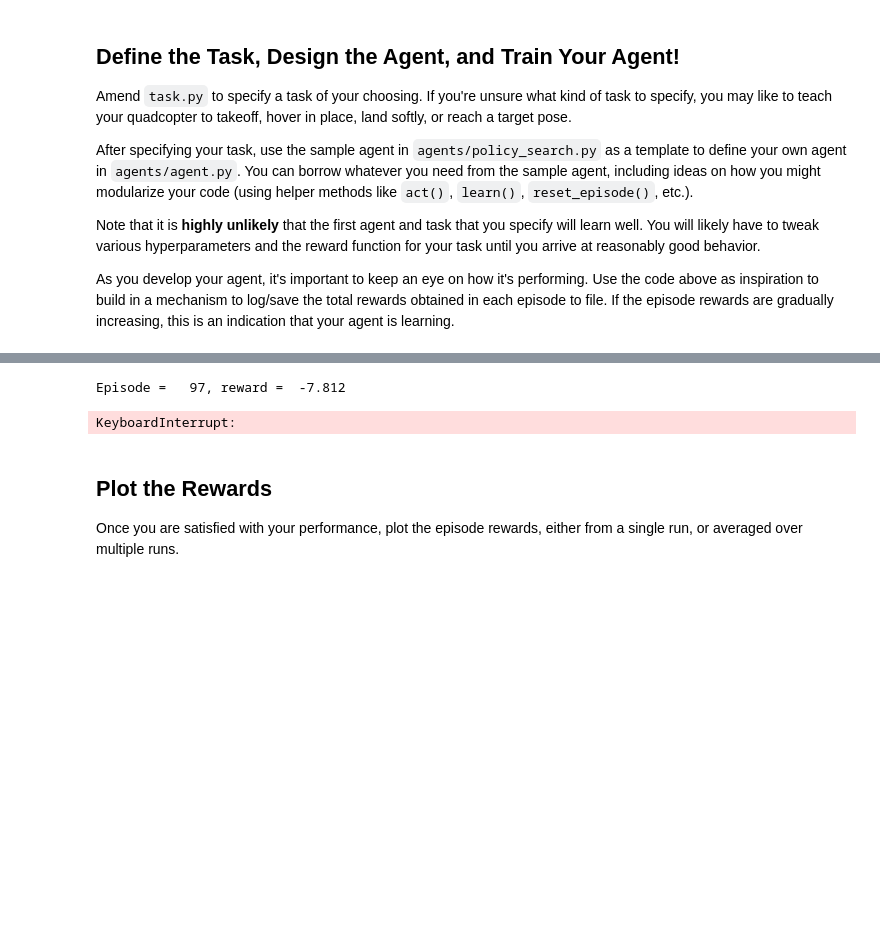
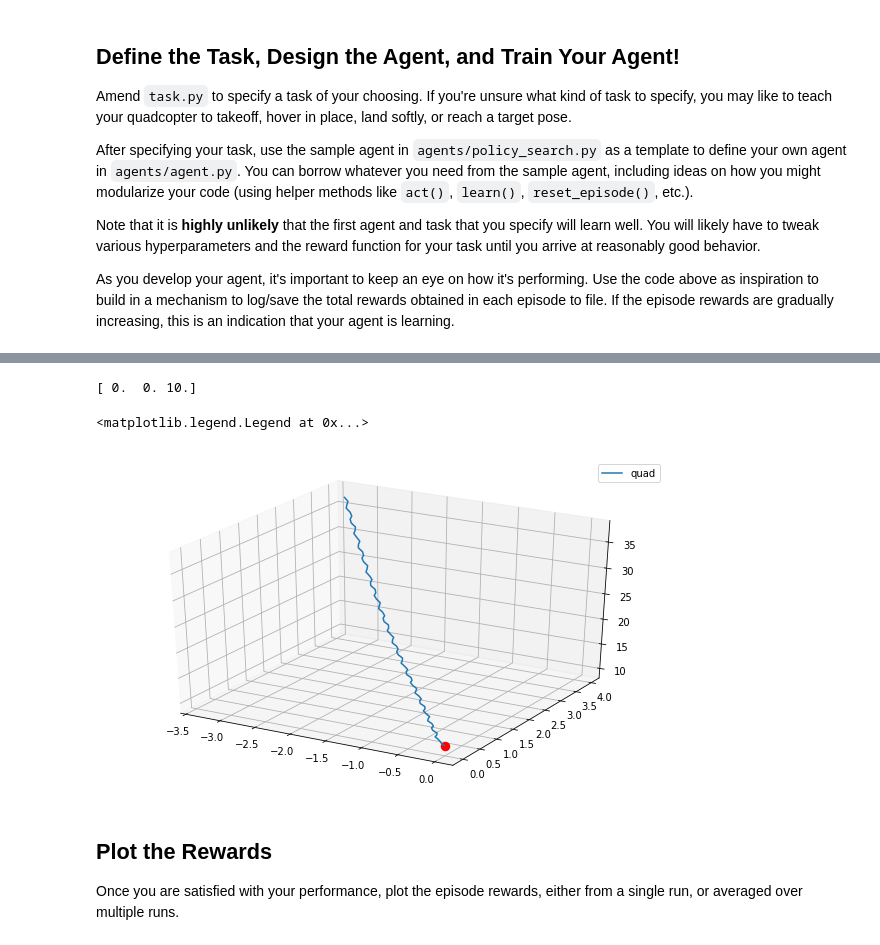
Before and after one commit to bifrost/RL-Quadcopter-2, a Jupyter notebook: Quadcopter_Project.ipynb, the cells around one changed output, grey strips where cells are left out. Drawn from its saved outputs; the diff is of its cells as text; code cells hidden in the pictures; blank space fills up the shorter version.

```diff
--- a/Quadcopter_Project.ipynb
+++ b/Quadcopter_Project.ipynb
@@ -319,24 +329,37 @@ Episode = 1000, Reward =   -16.611 (   12.837), Step =   29 (  32), Time = 1.740
-# %%
-import sys
-import pandas as pd
-
-file_output = 'data.txt'
-num_episodes = 1000
-
-for i_episode in range(1, num_episodes+1):
-    state = agent.reset_episode() # start a new episode
-    while True:
-        action = agent.act(state)
-        next_state, reward, done = task.step(action)
-        state = next_state
-        if done:
-            print("\rEpisode = {:4d}, Reward = {:7.3f}".format(
-                i_episode, reward), end="")  # [debug]
-            break
-    sys.stdout.flush()
-# %% [output]
-Episode =   97, reward =  -7.812
-KeyboardInterrupt:
+# %%
+import matplotlib as mpl
+from mpl_toolkits.mplot3d import Axes3D
+import numpy as np
+import matplotlib.pyplot as plt
+
+Xs = []
+Ys = []
+Zs = []
+state = agent.reset_episode()
+start = state[:3]
+print(start)
+
+while True:
+    action = agent.act(state)
+    next_state, reward, done = task.step(action)
+    x, y, z = task.sim.pose[:3]
+    Xs.append(x)
+    Ys.append(y)
+    Zs.append(z)
+    state = next_state
+    if done:
+        break
+
+plt.rcParams['figure.figsize'] = (10,6)
+fig = plt.figure()
+ax = fig.gca(projection='3d')
+ax.plot(Xs, Ys, Zs, label='quad')
+ax.scatter(start[0], start[1], start[2], color='red', linewidths=5)
+ax.legend()
+# %% [output]
+[ 0.  0. 10.]
+<matplotlib.legend.Legend at 0x...>
+[figure, added]
 # %% [markdown]
 ## Plot the Rewards
 
```
Also changed, not shown: parts of 13 cells of this notebook, 4 other files.
